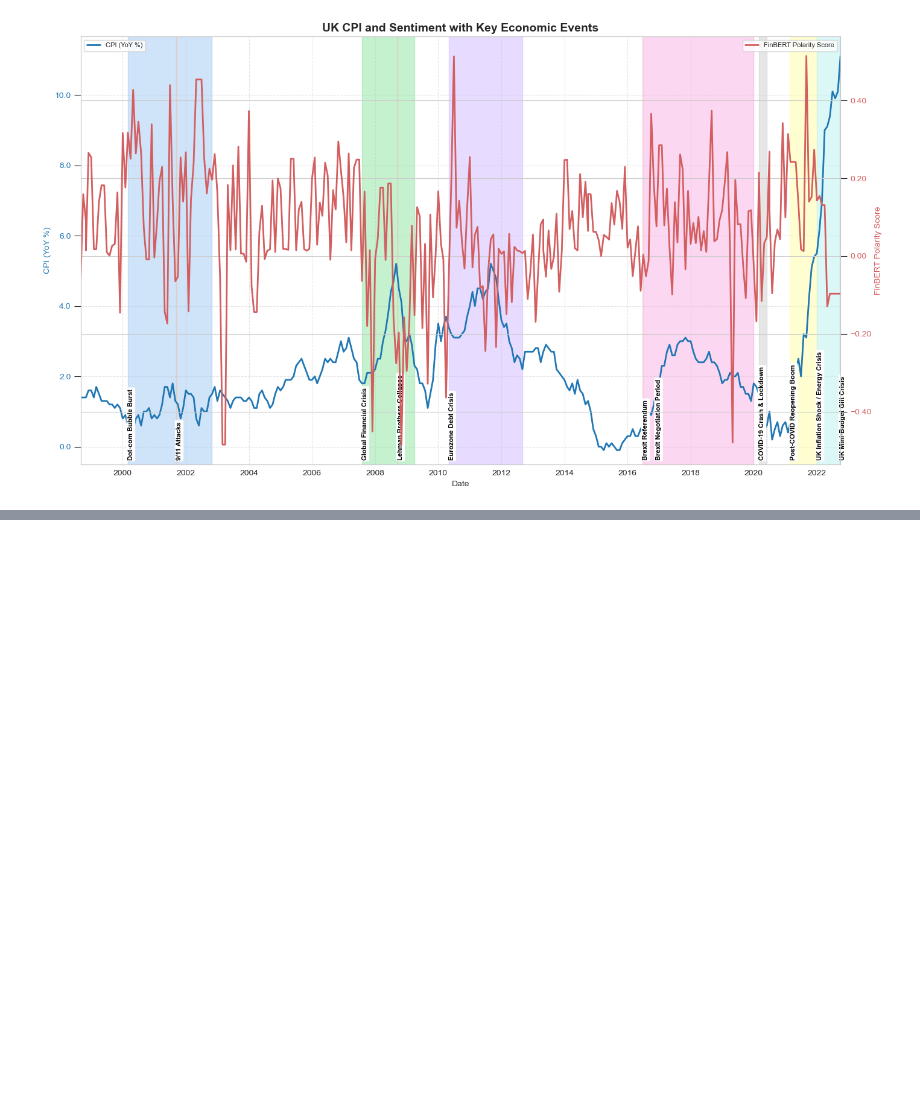
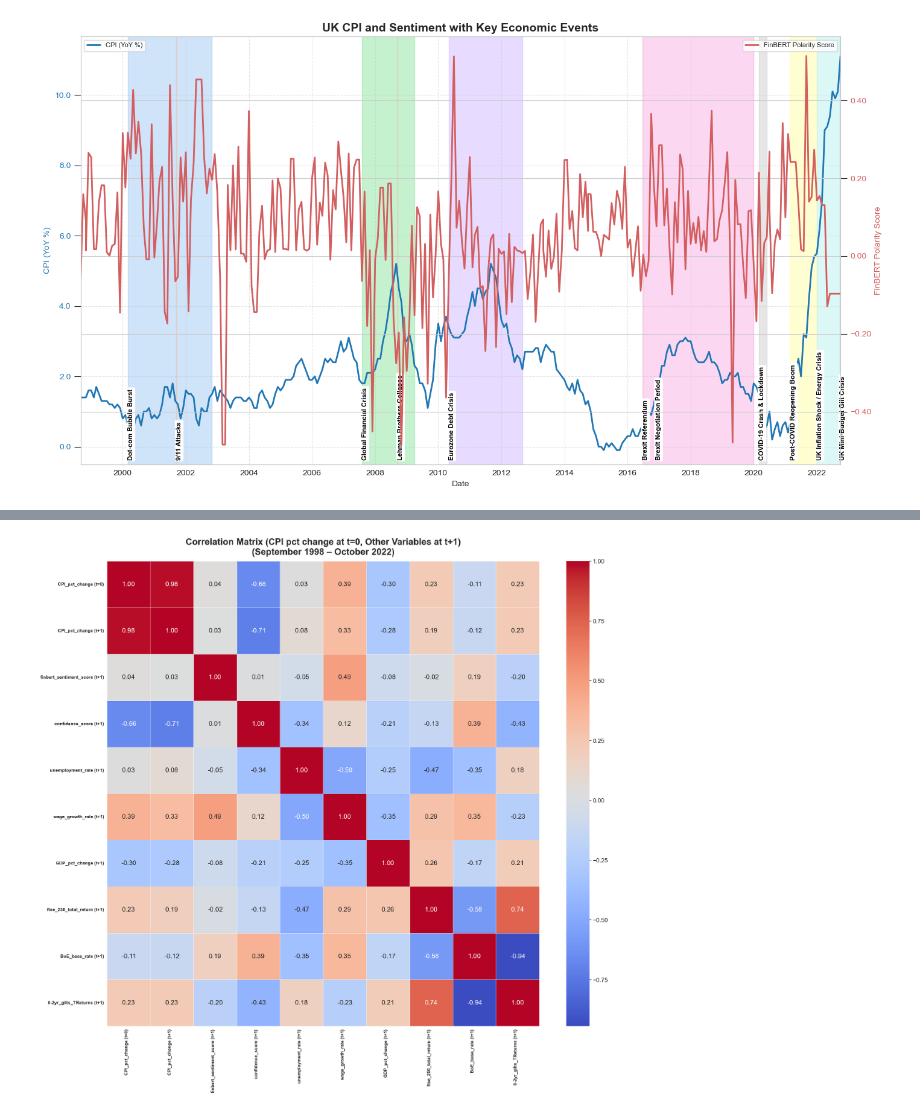
Before and after one commit to gamzebb/group-project, a Jupyter notebook: Inflation (CPI) analysis - sentiment, correlation, predictions.ipynb, the cells around one changed output, grey strips where cells are left out. Cells and saved outputs as stored; diff of their text form; code cells hidden in the pictures; blank space fills up the shorter version.

```diff
--- a/Inflation (CPI) analysis - sentiment, correlation, predictions.ipynb
+++ b/Inflation (CPI) analysis - sentiment, correlation, predictions.ipynb
@@ -225,0 +402,47 @@ plt.show()
+# %%
+# Parse date and filter timeframe
+df_uk_focused['Date'] = pd.to_datetime(df_uk_focused['Date'], dayfirst=True, errors='coerce')
+df_uk_focused = df_uk_focused.dropna(subset=['Date'])  # Drop rows with invalid dates
+
+# from September 1998 to October 2022
+start_date = "1998-09-01"
+end_date = "2022-10-31"
+filtered_df = df_uk_focused[(df_uk_focused['Date'] >= start_date) & (df_uk_focused['Date'] <= end_date)].copy()
+
+# Define columns
+columns_of_interest = [ 'CPI_pct_change', 'finbert_sentiment_score', 'confidence_score',
+    'unemployment_rate', 'wage_growth_rate', 'GDP_pct_change',
+    'ftse_250_total_return', 'BoE_base_rate', '0-2yr_gilts_TReturns']
+
+# Create correlation DataFrame
+correlation_df = filtered_df[['CPI_pct_change']].copy()  # CPI pct change at time t
+correlation_df.rename(columns={'CPI_pct_change': 'CPI_pct_change (t=0)'}, inplace=True)
+
+# Add t+1 (1 month lag) for all other variables
+for col in columns_of_interest:
+    if col in filtered_df.columns:
+        correlation_df[f"{col} (t+1)"] = filtered_df[col].shift(1)
+
+#Drop missing values from lagging
+correlation_df.dropna(inplace=True)
+
+# Compute correlation matrix
+correlation_matrix = correlation_df.corr()
+
+#Plot the heatmap
+plt.figure(figsize=(30, 26))
+sns.set(font_scale=1.7)
+heatmap = sns.heatmap(
+    correlation_matrix,
+    cmap="coolwarm",
+    annot=True,
+    fmt=".2f",
+    linewidths=0.5,
+    linecolor='white'
+)
+plt.title("Correlation Matrix (CPI pct change at t=0, Other Variables at t+1)\n(September 1998 – October 2022)", fontsize=28, fontweight='bold', pad=20)
+plt.xticks(fontsize=14, weight='bold', ha='right')
+plt.yticks(fontsize=14, weight='bold', rotation=0)
+plt.show()
+# %% [output]
+[figure, added]
```
Also changed, not shown: parts of 12 cells of this notebook, 2 other files.
